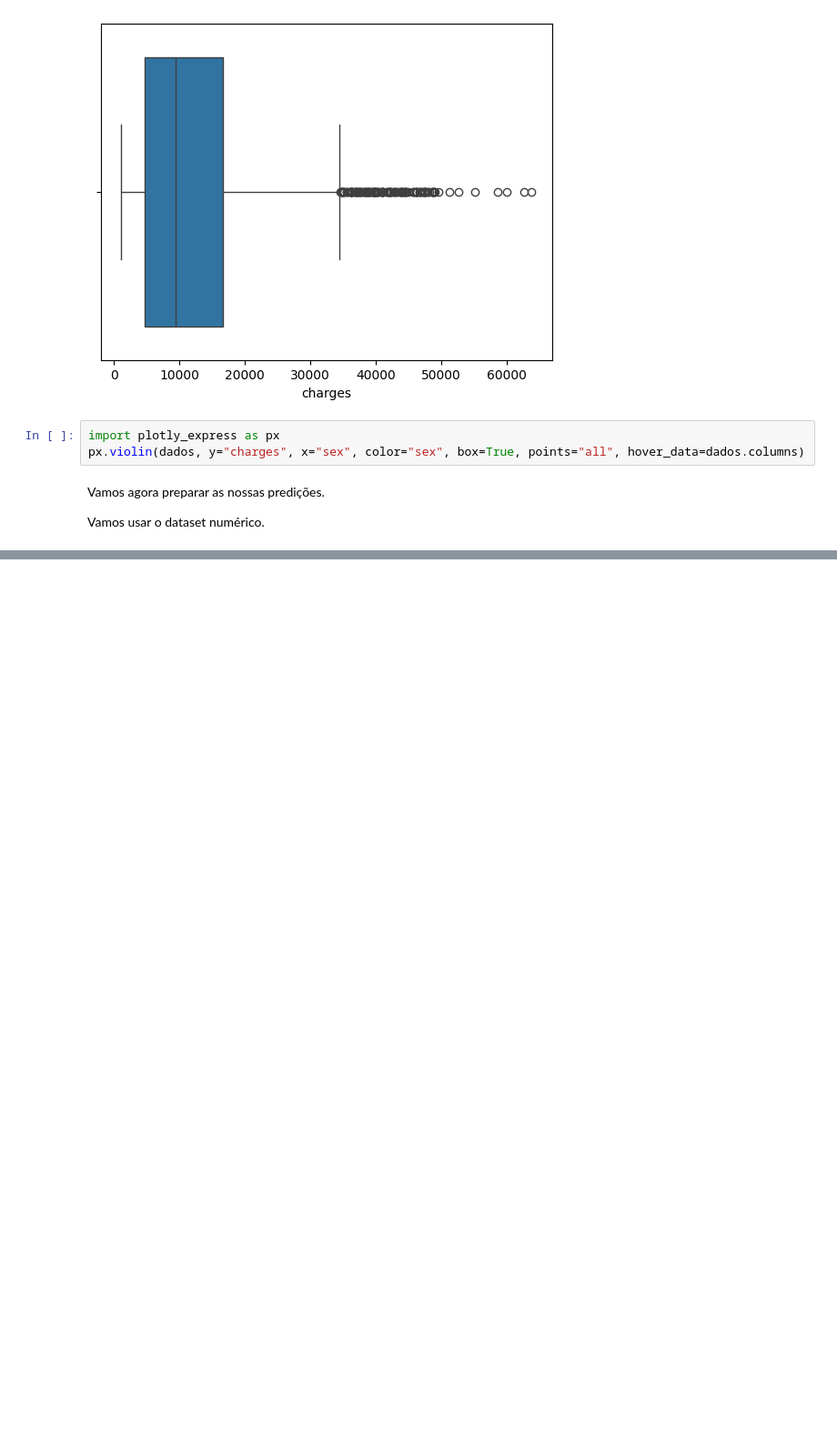
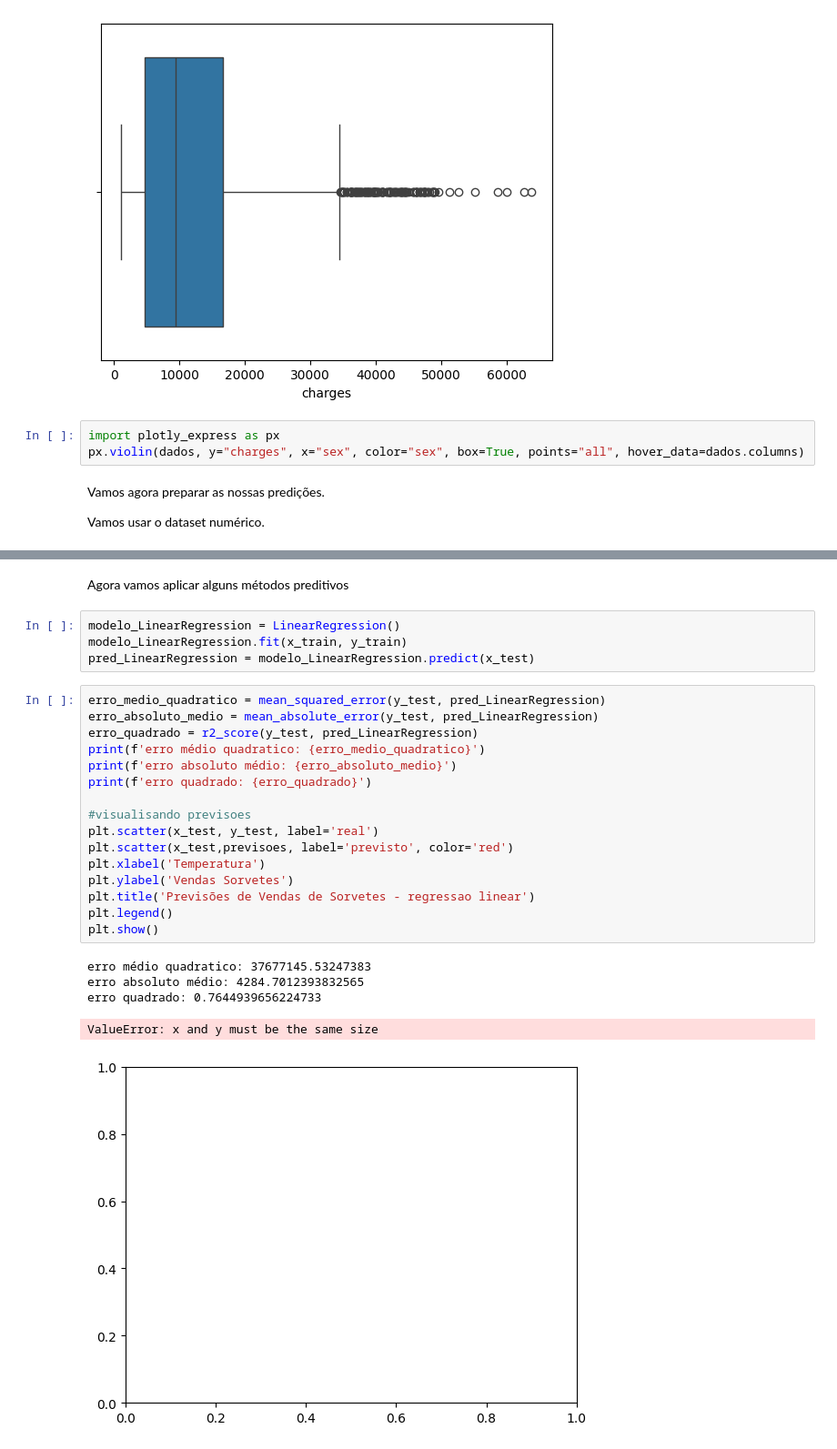
Before and after one commit to McgregoryPinto/POS-FIAP, a Jupyter notebook: tech_chalange.ipynb, the cells around one changed output, grey strips where cells are left out. Shown at 91% size. Saved outputs shown, nothing was run; the diff lists cells and outputs as text; blank space fills up the shorter version.

```diff
--- a/tech_chalange.ipynb
+++ b/tech_chalange.ipynb
@@ -193,0 +224,28 @@ x_train, x_test, y_train, y_test = train_test_split(x, y, test_size=0.2, random_
+# %% [markdown]
+Agora vamos aplicar alguns métodos preditivos
+# %%
+modelo_LinearRegression = LinearRegression()
+modelo_LinearRegression.fit(x_train, y_train)
+pred_LinearRegression = modelo_LinearRegression.predict(x_test)
+# %%
+erro_medio_quadratico = mean_squared_error(y_test, pred_LinearRegression)
+erro_absoluto_medio = mean_absolute_error(y_test, pred_LinearRegression)
+erro_quadrado = r2_score(y_test, pred_LinearRegression)
+print(f'erro médio quadratico: {erro_medio_quadratico}')
+print(f'erro absoluto médio: {erro_absoluto_medio}')
+print(f'erro quadrado: {erro_quadrado}')
+
+#visualisando previsoes
+plt.scatter(x_test, y_test, label='real')
+plt.scatter(x_test,previsoes, label='previsto', color='red')
+plt.xlabel('Temperatura')
+plt.ylabel('Vendas Sorvetes')
+plt.title('Previsões de Vendas de Sorvetes - regressao linear')
+plt.legend()
+plt.show()
+# %% [output]
+erro médio quadratico: 37677145.53247383
+erro absoluto médio: 4284.7012393832565
+erro quadrado: 0.7644939656224733
+ValueError: x and y must be the same size
+[figure, added]
```
Also changed, not shown: parts of 5 cells of this notebook.
